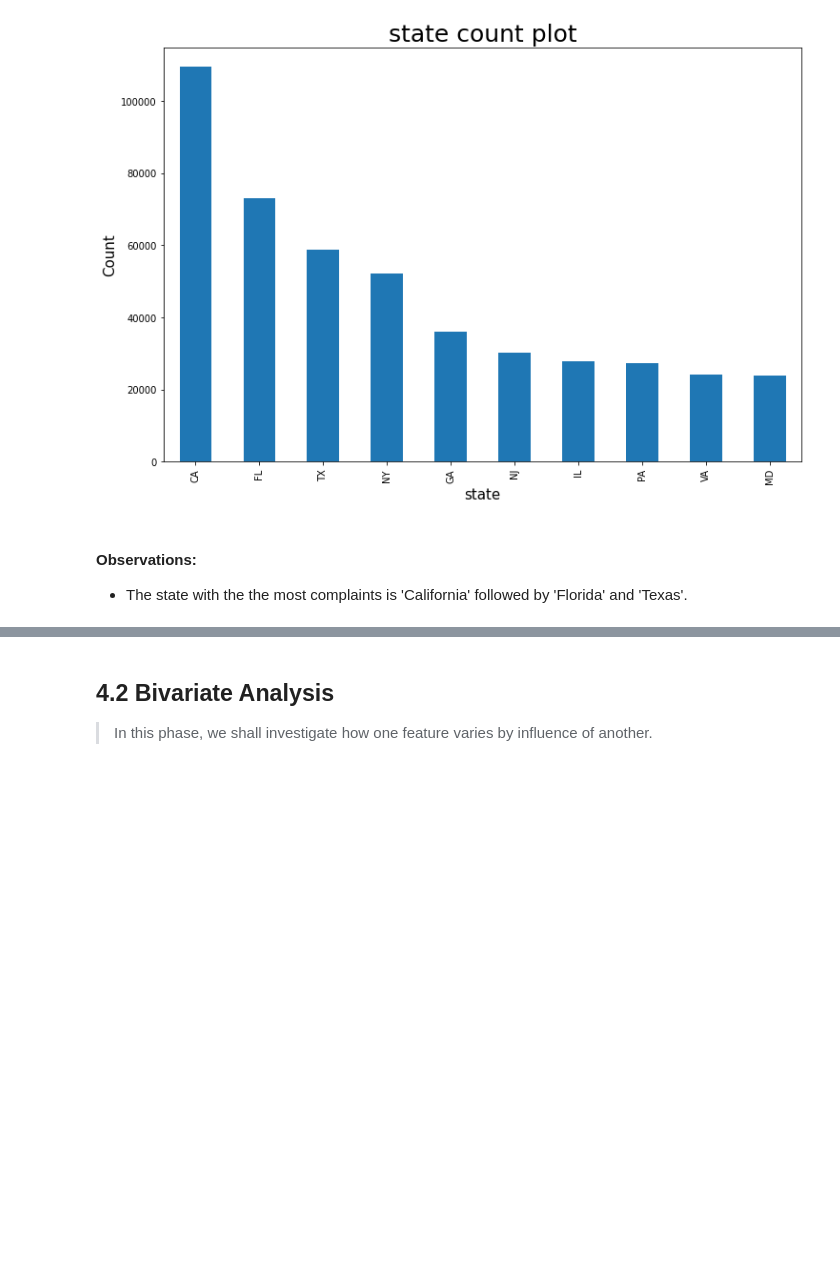
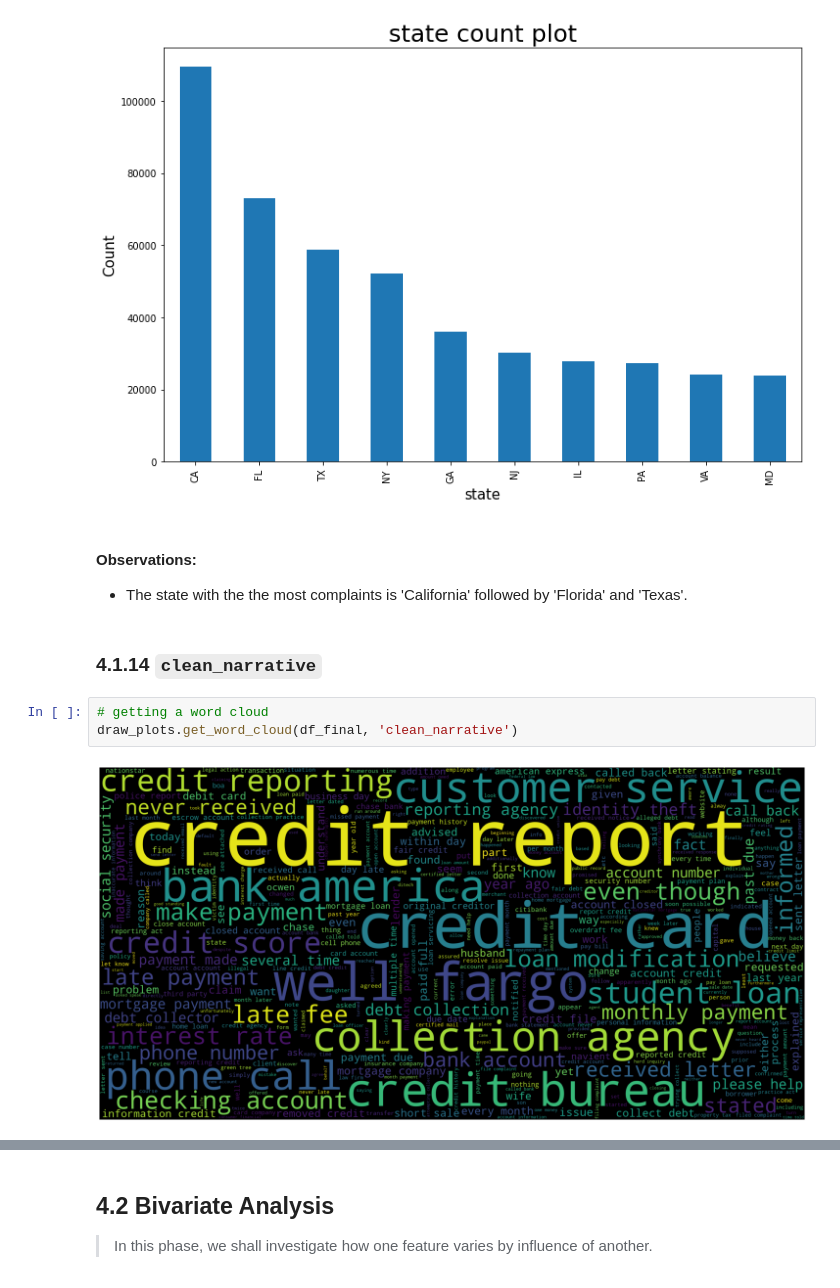
Before and after one commit to abnormalDistribute/Capstone-Project---Consumer-Complaints, a Jupyter notebook: index.ipynb, the cells around one changed output, grey strips where cells are left out. Drawn from its saved outputs; the diff is of its cells as text; blank space fills up the shorter version.

```diff
--- a/index.ipynb
+++ b/index.ipynb
@@ -1141,3 +1160,10 @@ draw_plots.get_many_counts(df_final, 'state')
 # %% [markdown]
 #### Observations:
 * The state with the the most complaints is 'California' followed by 'Florida' and 'Texas'.
+# %% [markdown]
+### 4.1.14 `clean_narrative`
+# %%
+# getting a word cloud
+draw_plots.get_word_cloud(df_final, 'clean_narrative')
+# %% [output]
+[figure, added]
```
Also changed, not shown: parts of 65 cells of this notebook.
